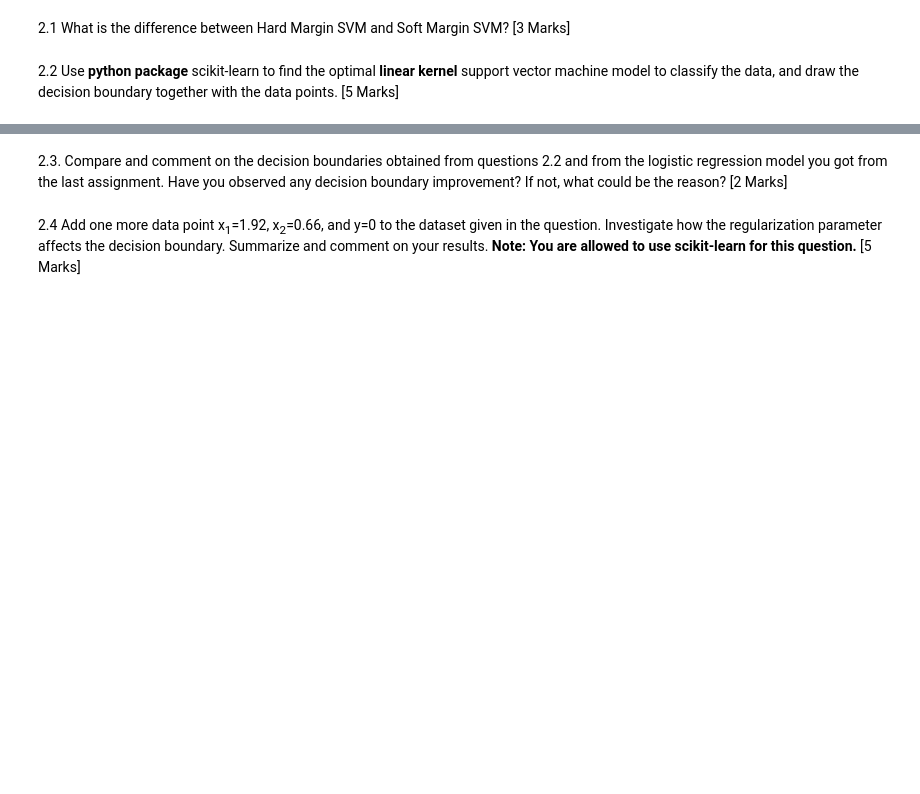
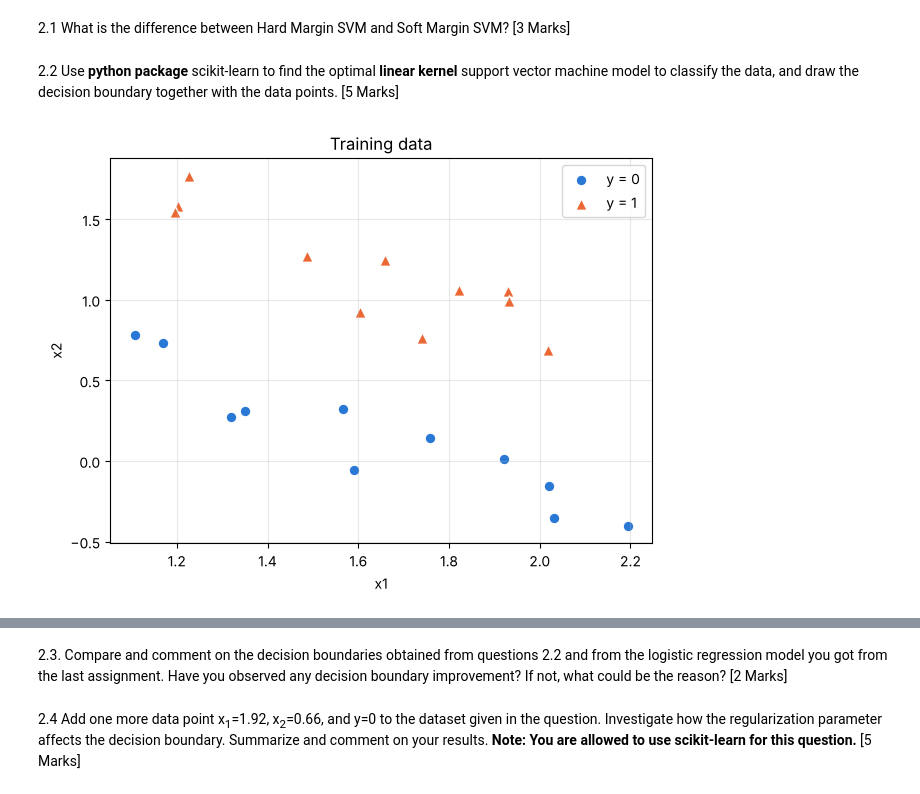
Before and after one commit to 25adiaz-apps/assignment-3-machine-learning, a Jupyter notebook: notebooks/CIVE779MachineLearningforEngineers-Assignment3.ipynb, the cells around one changed output, grey strips where cells are left out. Saved outputs shown, nothing was run; the diff lists cells and outputs as text; code cells hidden in the pictures; blank space fills up the shorter version.

```diff
--- a/notebooks/CIVE779MachineLearningforEngineers-Assignment3.ipynb
+++ b/notebooks/CIVE779MachineLearningforEngineers-Assignment3.ipynb
@@ -182,3 +182,32 @@ Answer the following questions (**Please note you will not get credit if you do
 # %%
 # TODO: Please provide your answers here. You can add more cells for code or texts if needed.
 # Don't delete these two comments so that it would be easier for me to locate your answers.
+# %%
+import numpy as np
+import matplotlib.pyplot as plt
+from sklearn.svm import SVC
+
+# Features
+x1 = np.array([1.35, 2.019, 1.659, 1.566, 1.74, 1.603, 2.194, 1.202, 1.93, 1.196, 2.021,
+               1.32, 1.823, 1.169, 1.226, 1.107, 2.031, 1.487, 1.921, 1.932, 1.59, 1.758])
+x2 = np.array([0.311, 0.687, 1.247, 0.323, 0.765, 0.924, -0.401, 1.581, 1.052, 1.544, -0.157,
+               0.272, 1.062, 0.734, 1.771, 0.78, -0.354, 1.272, 0.011, 0.994, -0.056, 0.142])
+X = np.column_stack((x1, x2))
+
+# Class
+y = np.array([0, 1, 1, 0, 1, 1, 0, 1, 1, 1, 0, 0, 1, 0, 1, 0, 0, 1, 0, 1, 0, 0])
+
+# Plot the data
+plt.figure(figsize=(7, 5))
+plt.scatter(X[y == 0, 0], X[y == 0, 1], marker="o", s=60, color="#2a78d6",
+            edgecolors="white", linewidths=1, label="y = 0")
+plt.scatter(X[y == 1, 0], X[y == 1, 1], marker="^", s=70, color="#eb6834",
+            edgecolors="white", linewidths=1, label="y = 1")
+plt.xlabel("x1")
+plt.ylabel("x2")
+plt.title("Training data")
+plt.grid(alpha=0.3)
+plt.legend()
+plt.show()
+# %% [output]
+[figure, added]
```
Also changed, not shown: parts of 2 cells of this notebook.
